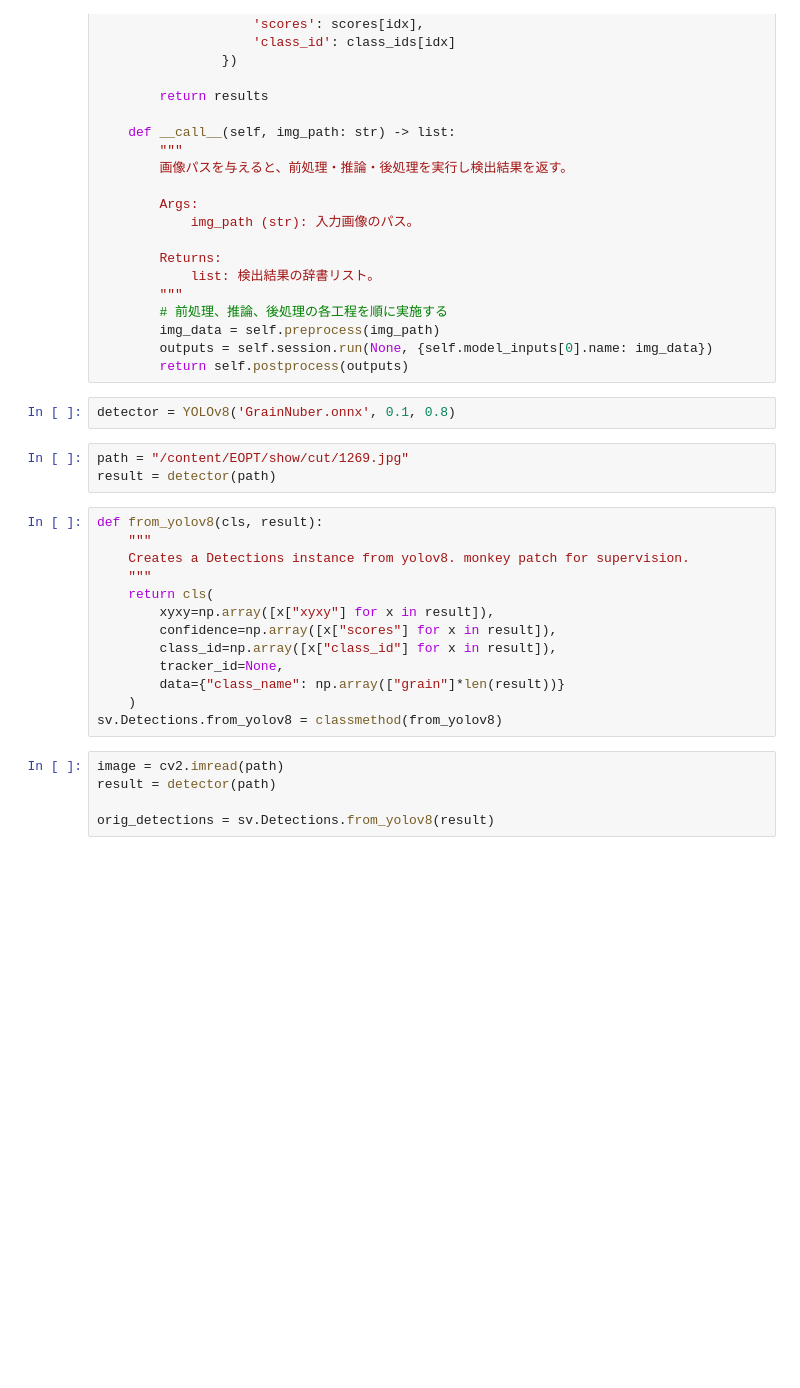
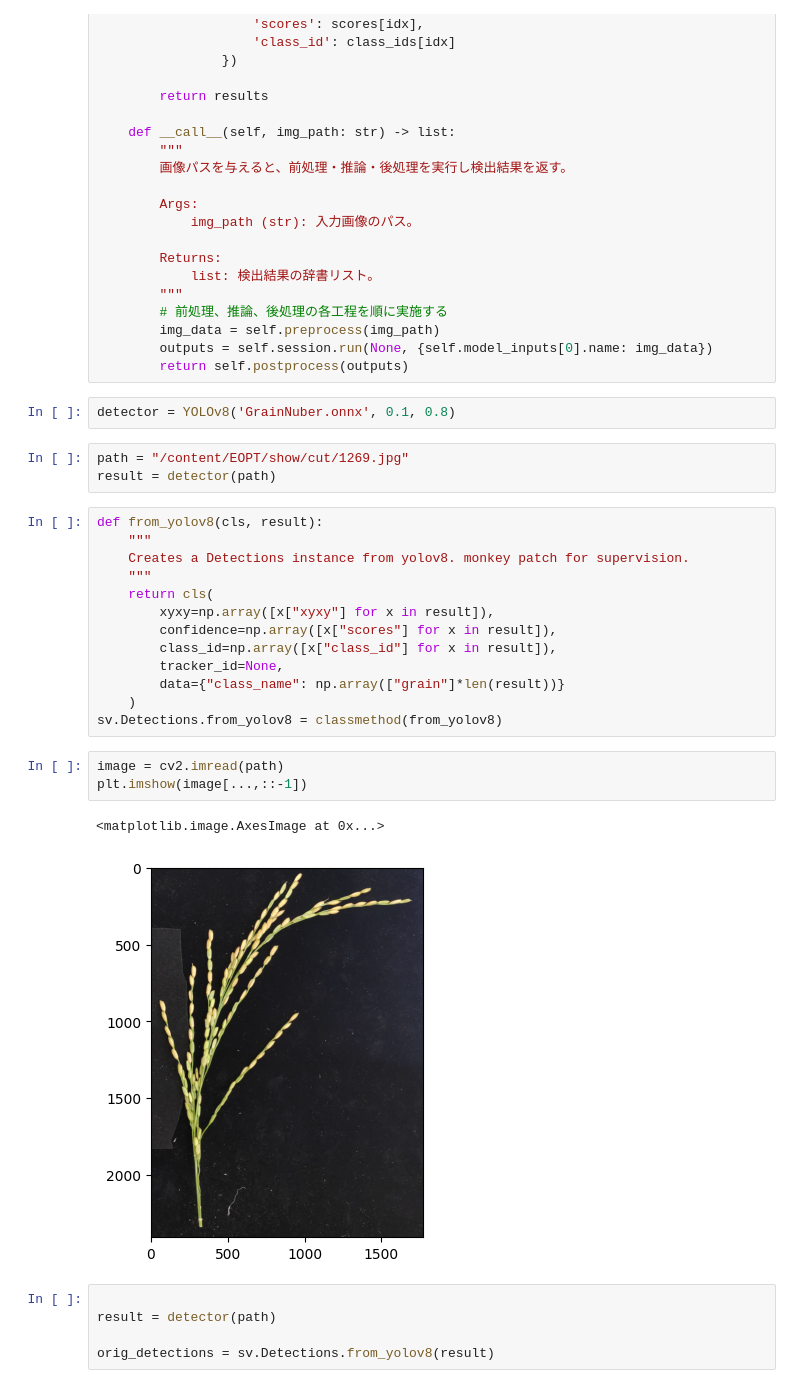
Before and after one commit to totti0223/phenogarden, a Jupyter notebook: modules/001_rice_panicle/main.ipynb, the cells around one changed output. Cells and saved outputs as stored; diff of their text form; blank space fills up the shorter version.

```diff
--- a/modules/001_rice_panicle/main.ipynb
+++ b/modules/001_rice_panicle/main.ipynb
@@ -168,8 +175,14 @@ def from_yolov8(cls, result):
         data={"class_name": np.array(["grain"]*len(result))}
     )
 sv.Detections.from_yolov8 = classmethod(from_yolov8)
+# %%
+image = cv2.imread(path)
+plt.imshow(image[...,::-1])
+# %% [output]
+<matplotlib.image.AxesImage at 0x...>
+[figure, added]
 # %%
-image = cv2.imread(path)
+
 result = detector(path)
 
 orig_detections = sv.Detections.from_yolov8(result)
```
Also changed, not shown: parts of 21 cells of this notebook.
